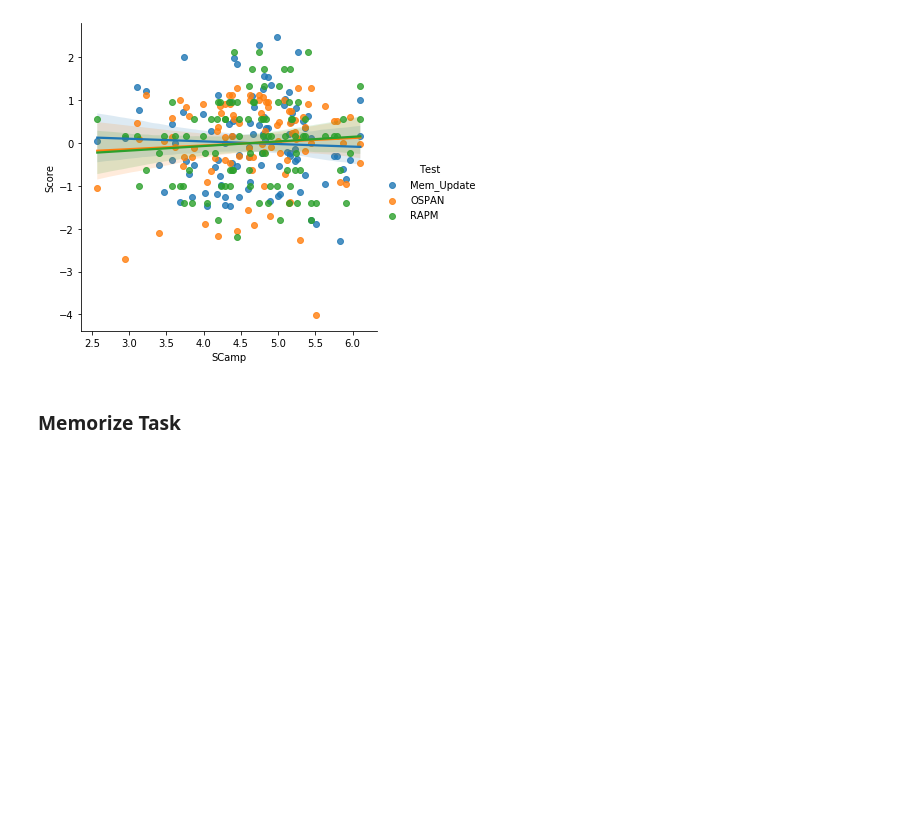
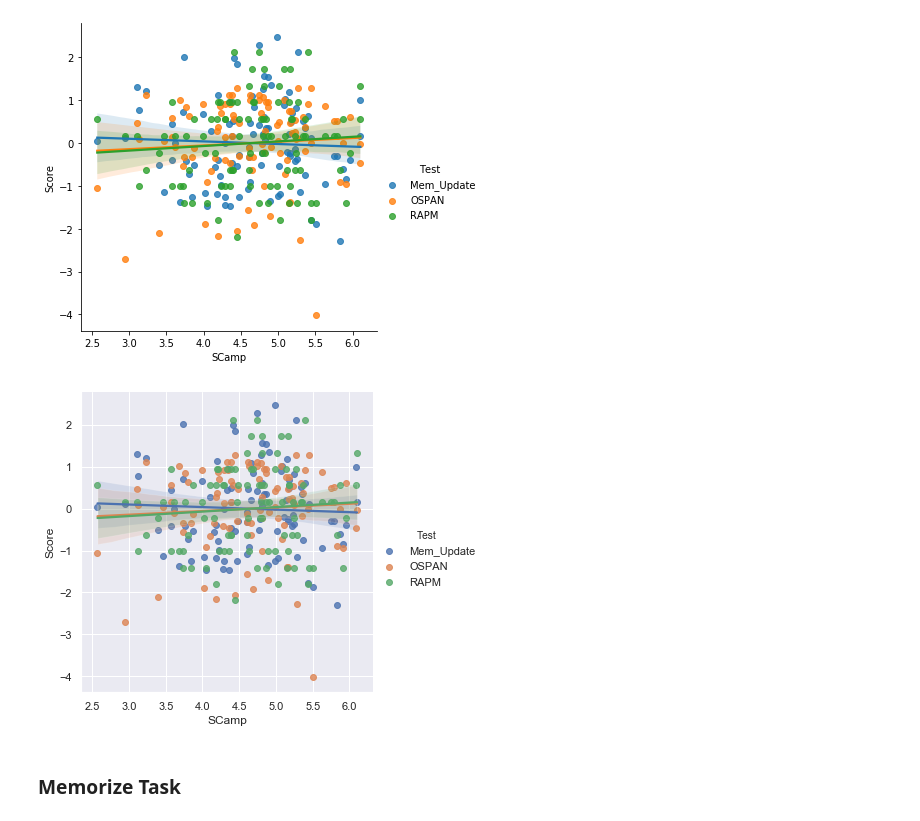
Before and after one commit to zoe-loh/WMD, a Jupyter notebook: SM01_Plotting.ipynb, the cells around one changed output. Saved outputs shown, nothing was run; the diff lists cells and outputs as text; code cells hidden in the pictures; blank space fills up the shorter version.

```diff
--- a/SM01_Plotting.ipynb
+++ b/SM01_Plotting.ipynb
@@ -186,6 +204,12 @@ sns.lmplot(x="SCamp", y="Score", hue="Test", data= aes_long_df)
 # %% [output]
 <seaborn.axisgrid.FacetGrid at 0x...>
 [figure]
+# %%
+aes_scamp = sns.lmplot(x="SCamp", y="Score", hue="Test", data= aes_long_df)
+aes_scamp = aes_scamp.fig
+aes_scamp.savefig("Aes_SCamp_Scatterplot.png")
+# %% [output]
+[figure, added]
 # %% [markdown]
 ### Memorize Task
 # %%
```
Also changed, not shown: parts of 7 cells of this notebook, 9 other files.
